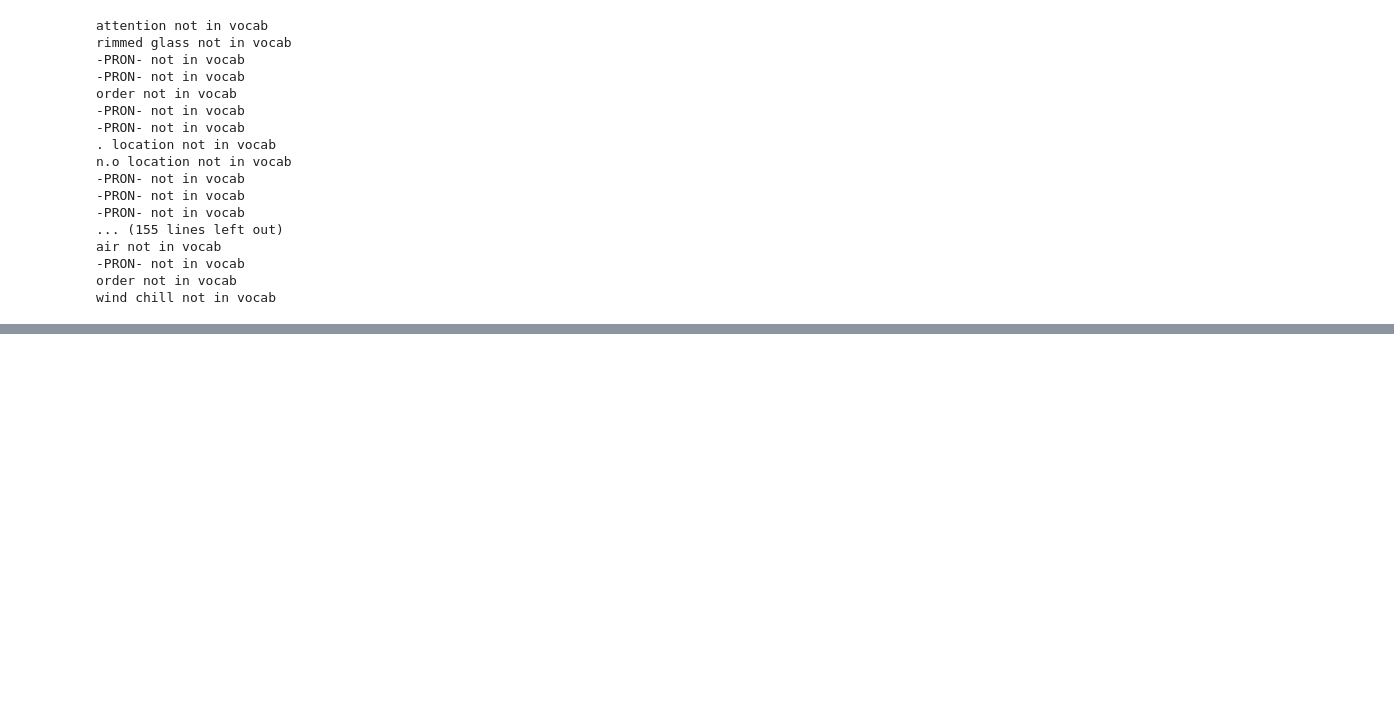
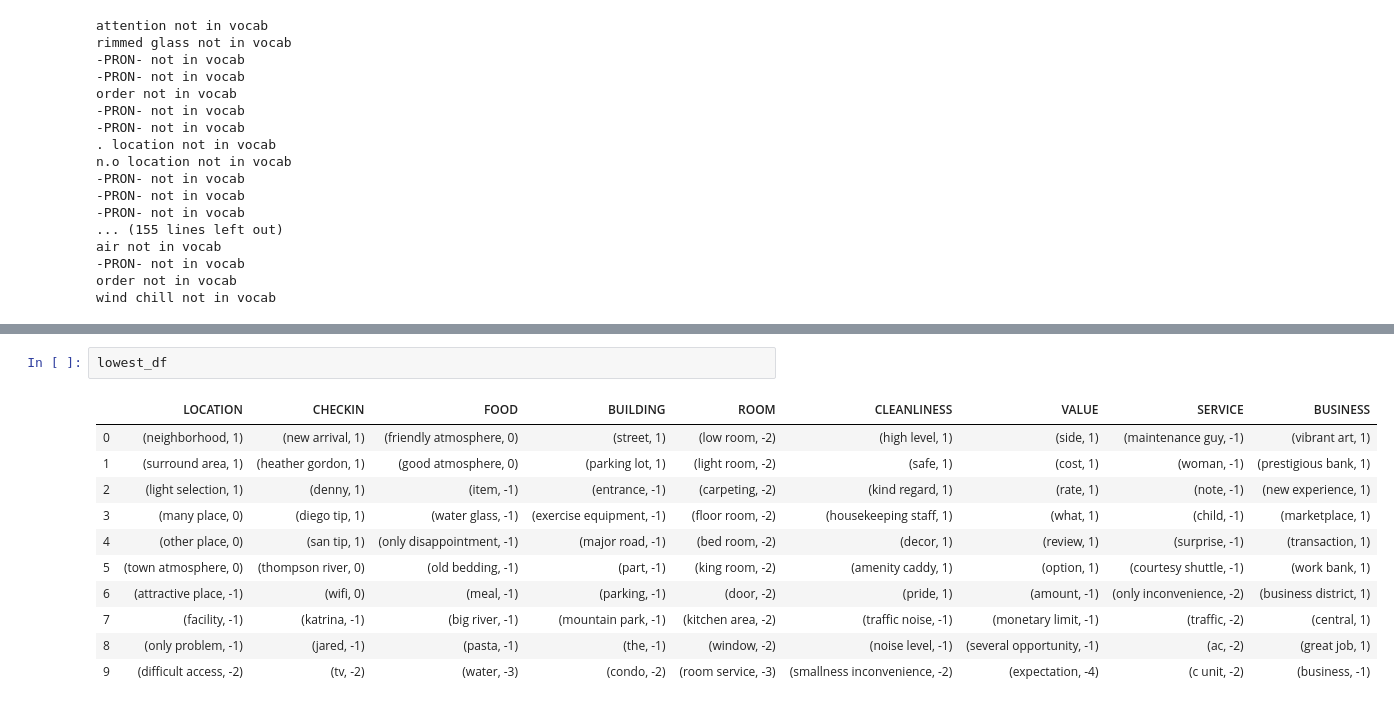
Before and after one commit to xinyuyao22/Topics-Extraction-Hotel-Reviews, a Jupyter notebook: Sentiment Analysis VA.ipynb, the cells around one changed output, grey strips where cells are left out. Saved outputs shown, nothing was run; the diff lists cells and outputs as text; blank space fills up the shorter version.

```diff
--- a/Sentiment Analysis.ipynb
+++ b/Sentiment Analysis VA.ipynb
@@ -359,0 +359,14 @@ term_dict
+# %%
+lowest_df
+# %% [output]
+|  | LOCATION | CHECKIN | FOOD | BUILDING | ROOM | CLEANLINESS | VALUE | SERVICE | BUSINESS |
+| 0 | (neighborhood, 1) | (new arrival, 1) | (friendly atmosphere, 0) | (street, 1) | (low room, -2) | (high level, 1) | (side, 1) | (maintenance guy, -1) | (vibrant art, 1) |
+| 1 | (surround area, 1) | (heather gordon, 1) | (good atmosphere, 0) | (parking lot, 1) | (light room, -2) | (safe, 1) | (cost, 1) | (woman, -1) | (prestigious bank, 1) |
+| 2 | (light selection, 1) | (denny, 1) | (item, -1) | (entrance, -1) | (carpeting, -2) | (kind regard, 1) | (rate, 1) | (note, -1) | (new experience, 1) |
+| 3 | (many place, 0) | (diego tip, 1) | (water glass, -1) | (exercise equipment, -1) | (floor room, -2) | (housekeeping staff, 1) | (what, 1) | (child, -1) | (marketplace, 1) |
+| 4 | (other place, 0) | (san tip, 1) | (only disappointment, -1) | (major road, -1) | (bed room, -2) | (decor, 1) | (review, 1) | (surprise, -1) | (transaction, 1) |
+| 5 | (town atmosphere, 0) | (thompson river, 0) | (old bedding, -1) | (part, -1) | (king room, -2) | (amenity caddy, 1) | (option, 1) | (courtesy shuttle, -1) | (work bank, 1) |
+| 6 | (attractive place, -1) | (wifi, 0) | (meal, -1) | (parking, -1) | (door, -2) | (pride, 1) | (amount, -1) | (only inconvenience, -2) | (business district, 1) |
+| 7 | (facility, -1) | (katrina, -1) | (big river, -1) | (mountain park, -1) | (kitchen area, -2) | (traffic noise, -1) | (monetary limit, -1) | (traffic, -2) | (central, 1) |
+| 8 | (only problem, -1) | (jared, -1) | (pasta, -1) | (the, -1) | (window, -2) | (noise level, -1) | (several opportunity, -1) | (ac, -2) | (great job, 1) |
+| 9 | (difficult access, -2) | (tv, -2) | (water, -3) | (condo, -2) | (room service, -3) | (smallness inconvenience, -2) | (expectation, -4) | (c unit, -2) | (business, -1) |
```
Also changed, not shown: parts of 6 cells of this notebook.
